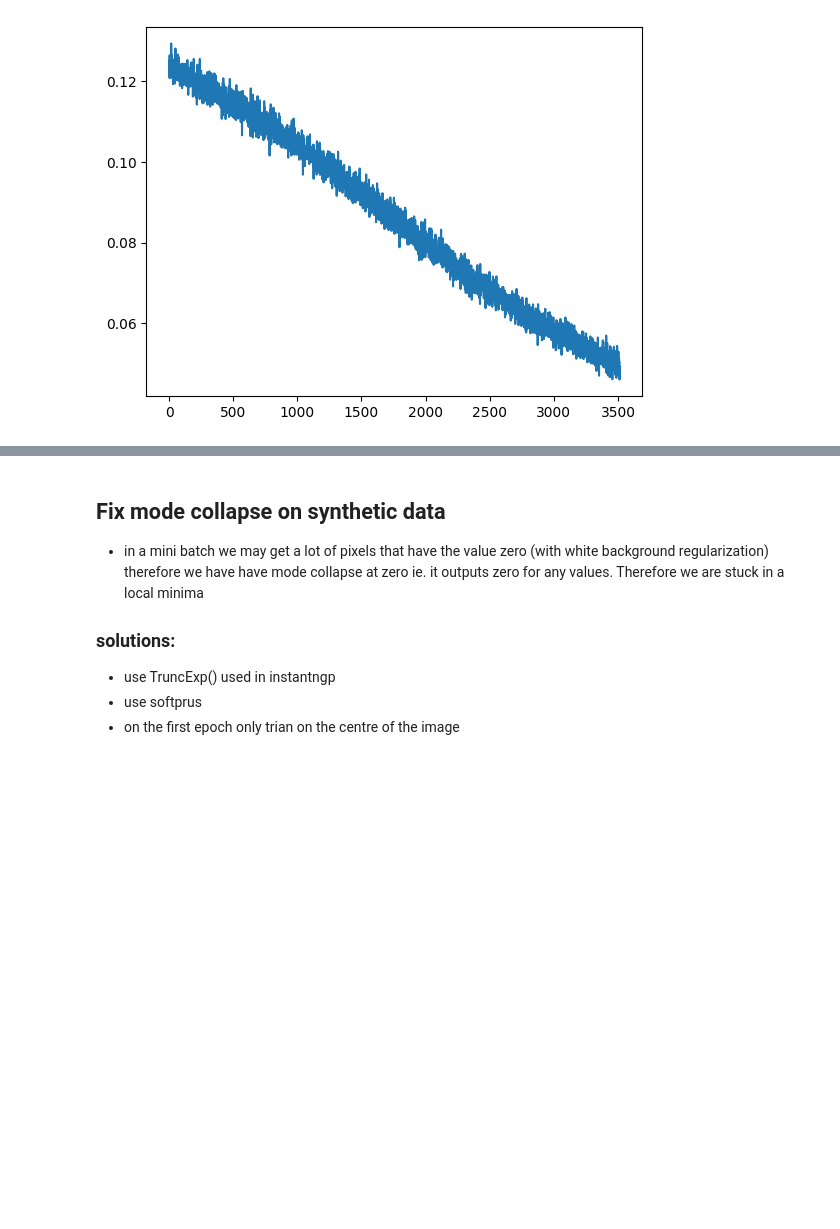
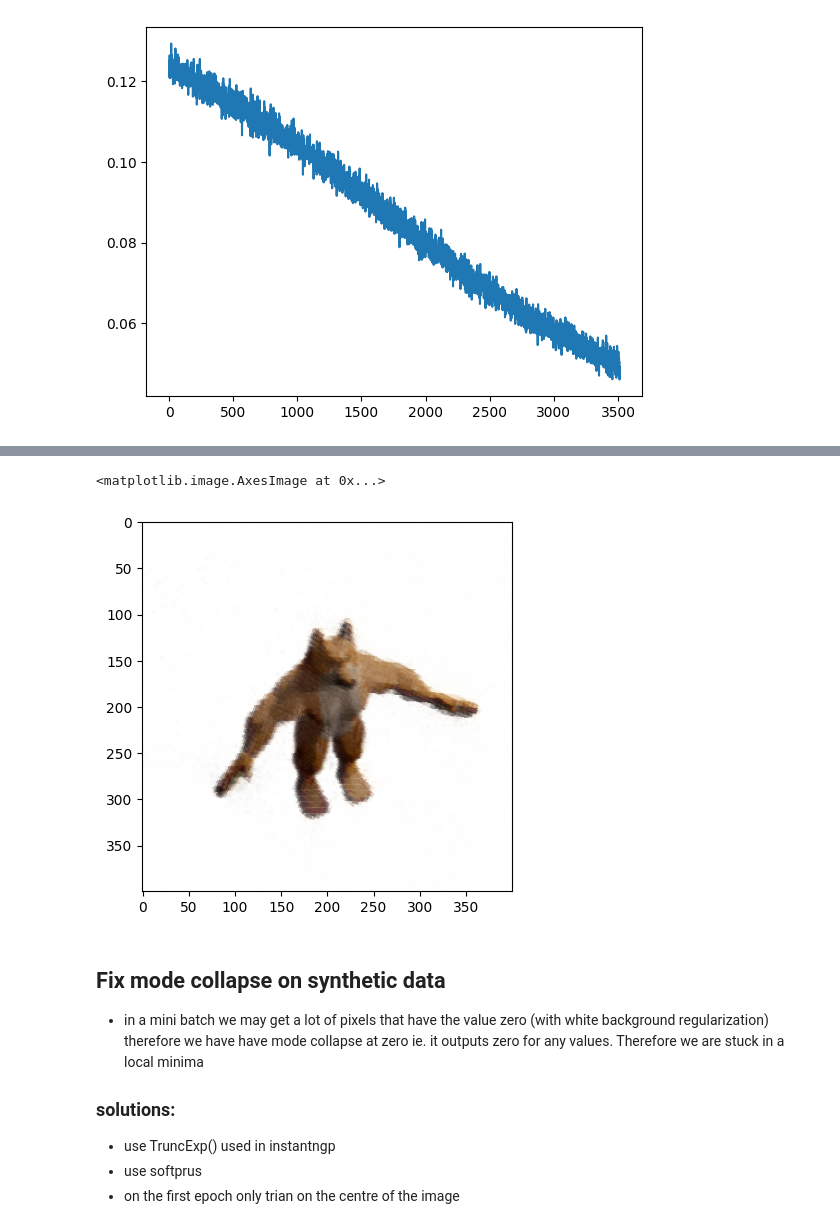
Before and after one commit to stanleyedward/learn_nerf, a Jupyter notebook: 3D_reconstruction_modules/voxel_reconstruction.ipynb, the cells around one changed output, grey strips where cells are left out. Cells and saved outputs as stored; diff of their text form; code cells hidden in the pictures; blank space fills up the shorter version.

```diff
--- a/3D_reconstruction_modules/voxel_reconstruction.ipynb
+++ b/3D_reconstruction_modules/voxel_reconstruction.ipynb
@@ -134,3 +133,9 @@ RuntimeError: Expected all tensors to be on the same device, but found at least
+# %%
+img = rendering.rendering(model, torch.from_numpy(origin[6]).to(device), torch.from_numpy(direction[6]).to(device), tn, tf, nb_bins = 100, device = device)
+plt.imshow(img.reshape(400, 400, 3).data.cpu().numpy())
+# %% [output]
+<matplotlib.image.AxesImage at 0x...>
+[figure, added]
 # %% [markdown]
 ## Fix mode collapse on synthetic data
 - in a mini batch we may get a lot of pixels that have the value zero (with white background regularization) therefore we have have mode collapse at zero ie. it outputs zero for any values. Therefore we are stuck in a local minima
```
Also changed, not shown: parts of 4 cells of this notebook, 1 other file.
